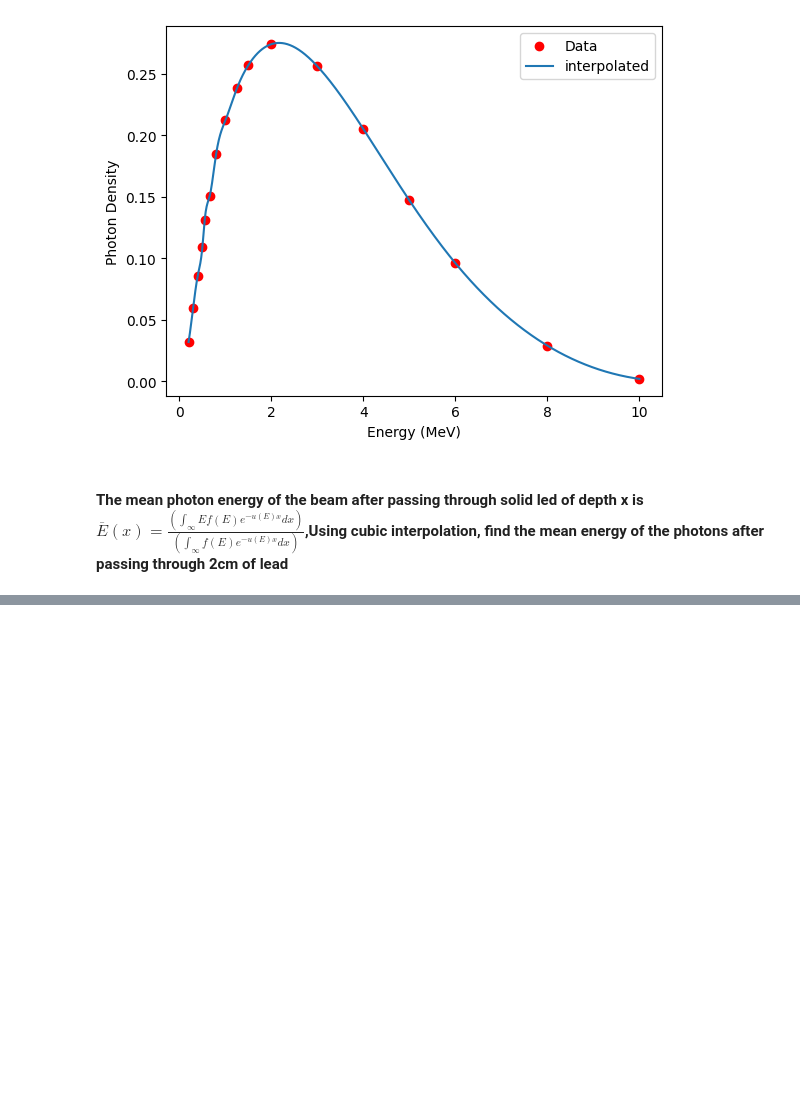
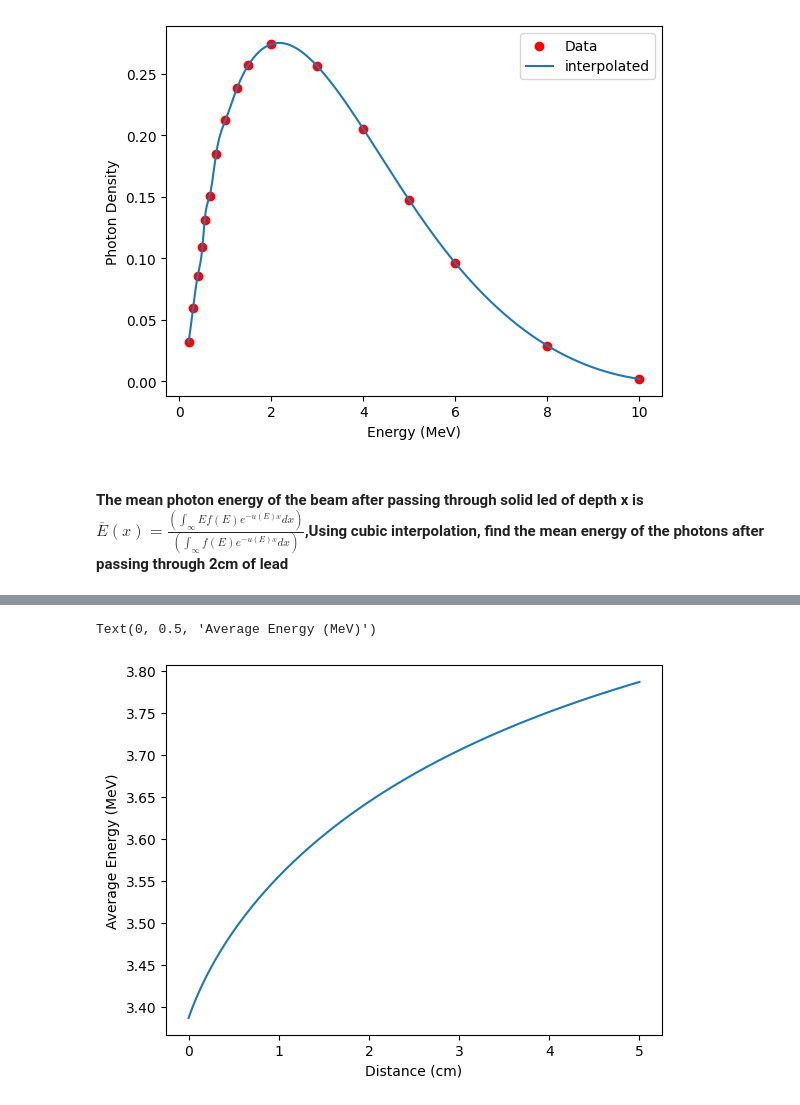
Before and after one commit to horizon14/PythonNumericalAssignment, a Jupyter notebook: interpolation.ipynb, the cells around one changed output, grey strips where cells are left out. Cells and saved outputs as stored; diff of their text form; code cells hidden in the pictures; blank space fills up the shorter version.

```diff
--- a/interpolation.ipynb
+++ b/interpolation.ipynb
@@ -118,0 +119,11 @@ The average energy of photons that have traveled 2 cm through lead is 3.55540914
+# %%
+xs=np.linspace(0,5,1000)
+numerators_results= quad_vec(integrand_top_f,min(energy_lead_data),max(energy_lead_data),args=(xs,))[0]
+denominators_results= quad_vec(integrand_bottom_f,min(energy_lead_data),max(energy_lead_data),args=(xs,))[0]
+mean_energies=numerators_results / denominators_results
+plt.plot(xs,mean_energies)
+plt.xlabel('Distance (cm)')
+plt.ylabel('Average Energy (MeV)')
+# %% [output]
+Text(0, 0.5, 'Average Energy (MeV)')
+[figure, added]
```
Also changed, not shown: parts of 3 cells of this notebook, 7 other files.
